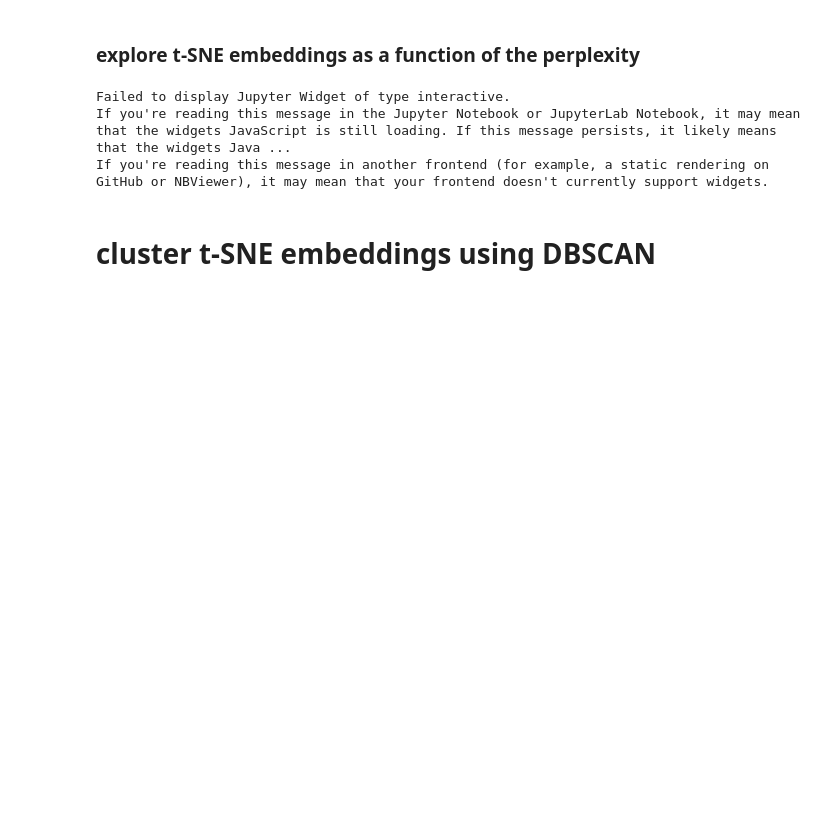
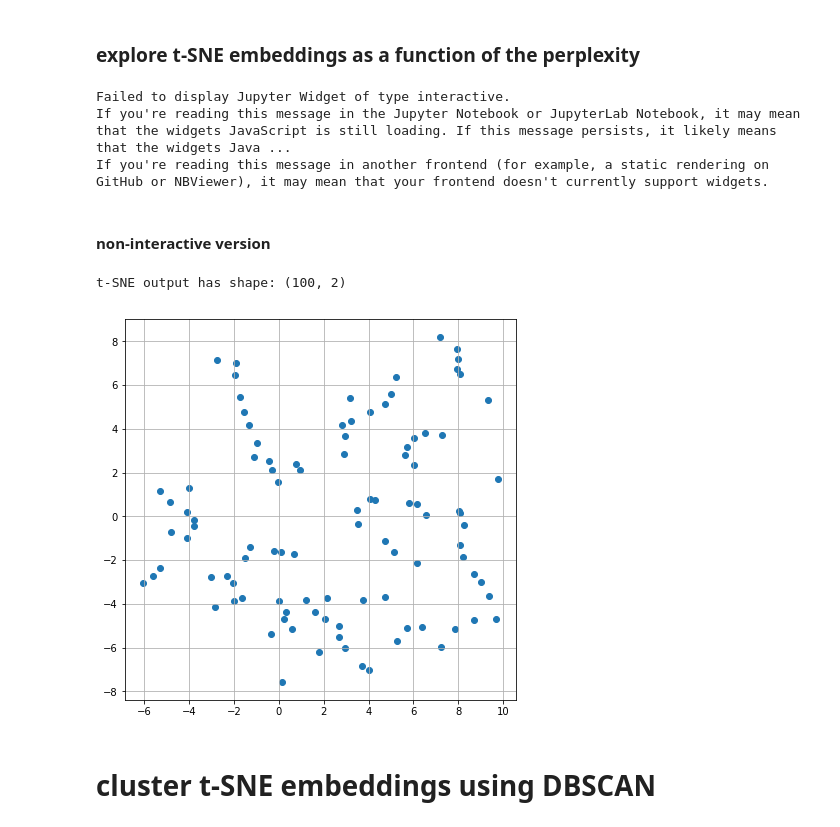
Before and after one commit to WUT-ML/appliedmldays_2018, a Jupyter notebook: notebook_local_precomputed.ipynb, the cells around one changed output. Saved outputs shown, nothing was run; the diff lists cells and outputs as text; code cells hidden in the pictures; blank space fills up the shorter version.

```diff
--- a/notebook_local_precomputed.ipynb
+++ b/notebook_local_precomputed.ipynb
@@ -327,6 +327,19 @@ def f(perplexity):
 Failed to display Jupyter Widget of type interactive.
 If you're reading this message in the Jupyter Notebook or JupyterLab Notebook, it may mean that the widgets JavaScript is still loading. If this message persists, it likely means that the widgets Java ...
 If you're reading this message in another frontend (for example, a static rendering on GitHub or NBViewer), it may mean that your frontend doesn't currently support widgets.
+# %% [markdown]
+#### non-interactive version
+# %%
+perplexity=29 # manipulate this
+tsne = TSNE(n_components=2, n_iter=1000,  perplexity=perplexity)
+tsne_output = tsne.fit_transform(pca_space)
+print('t-SNE output has shape: {}'.format(tsne_output.shape))
+fig, ax = plt.subplots(figsize=(7,7))
+ax.scatter(tsne_output[:,0], tsne_output[:,1])
+ax.grid(axis='both')
+# %% [output]
+t-SNE output has shape: (100, 2)
+[figure, added]
 # %% [markdown]
 # cluster t-SNE embeddings using DBSCAN
 # %%
```
Also changed, not shown: parts of 3 cells of this notebook, 1 other file.
